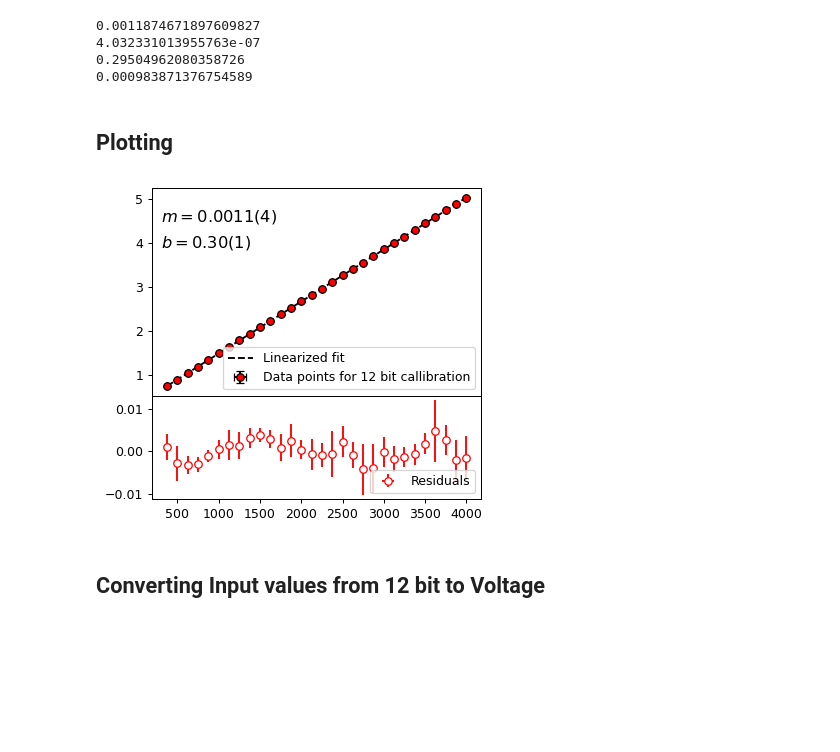
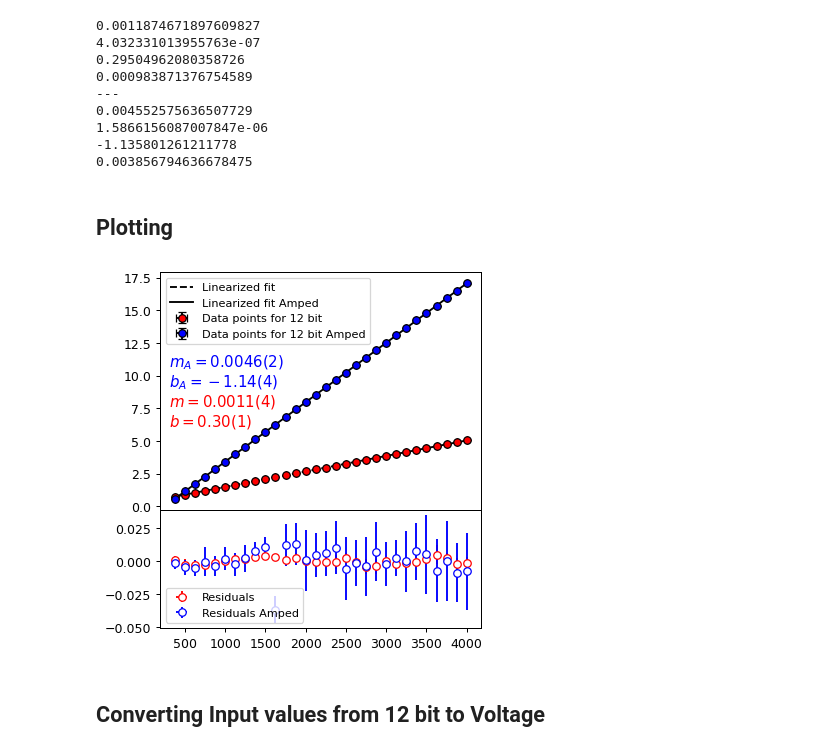
Before and after one commit to hexaquarks/PHYS339, a Jupyter notebook: LabFinal.ipynb, the cells around one changed output. Cells and saved outputs as stored; diff of their text form; code cells hidden in the pictures; blank space fills up the shorter version.

Commit message:
Amped callibration and started second experiment graph

```diff
--- a/LabFinal.ipynb
+++ b/LabFinal.ipynb
@@ -80,15 +82,30 @@ def linearFitError(x, m, m_error, b, b_error):
 (m_cal, b_cal), \
 (m_cal_error, b_cal_error)= \
 linearizedFit(callibrationInputs, callibrationOutputs, callibrationOutputs_error)
+
+(m_cal_amped, b_cal_amped), \
+(m_cal_amped_error, b_cal_amped_error)= \
+linearizedFit(callibrationInputs, callibrationOutputsAmped, callibrationOutputsAmped_error)
+
 print(m_cal)
 print(m_cal_error)
 print(b_cal)
 print(b_cal_error)
+print("---")
+print(m_cal_amped)
+print(m_cal_amped_error)
+print(b_cal_amped)
+print(b_cal_amped_error)
 # %% [output]
 0.0011874671897609827
 4.032331013955763e-07
 0.29504962080358726
 0.000983871376754589
+---
+0.004552575636507729
+1.5866156087007847e-06
+-1.135801261211778
+0.003856794636678475
 # %% [markdown]
 ## Plotting
 # %%
@@ -101,11 +118,12 @@ fig, (a0, a1) = plt.subplots(
      "height_ratios": [2, 1],
      "hspace": 0,
      },
-     figsize=(4.5,4.0),
+     figsize=(4.5,4.5),
      dpi=90
 )
 
 fit = [linearFit(x, m_cal , b_cal) for x in callibrationInputs]
+fitAmped = [linearFit(x, m_cal_amped , b_cal_amped) for x in callibrationInputs]
 
 a0.errorbar(
     x=callibrationInputs,
@@ -113,7 +131,15 @@ a0.errorbar(
     xerr = callibrationInputs_error,
     yerr = callibrationOutputs_error,
     fmt='ro', ecolor="black",mec="black", capsize=3,
-    label = "Data points for 12 bit callibration")
+    label = "Data points for 12 bit")
+
+a0.errorbar(
+    x=callibrationInputs,
+    y=callibrationOutputsAmped,
+    xerr = callibrationInputs_error,
+    yerr = callibrationOutputsAmped_error,
+    fmt='bo', ecolor="black",mec="black", capsize=3,
+    label = "Data points for 12 bit Amped")
 
 a0.plot(
     callibrationInputs,
@@ -121,42 +147,80 @@ a0.plot(
     '--',
     color='black',
     label="Linearized fit")
+
+a0.plot(
+    callibrationInputs,
+    fitAmped,
+    '-',
+    color='black',
+    label="Linearized fit Amped")
 
 #residual ploting
 residuals, residuals_error = [
      list(values)
      for values in zip(*[
              residual(x, x_error, y, y_error, m_cal, m_cal_error, b_cal, b_cal_error)
              for x, x_error, y, y_error in zip(
                      callibrationInputs, callibrationInputs_error,
                      callibrationOutputs, callibrationOutputs_error
+             )
+     ])
+]
+
+residualsAmped, residualsAmped_error = [
+     list(values)
+     for values in zip(*[
+             residual(x, x_error, y, y_error, m_cal_amped, m_cal_amped_error, b_cal_amped, b_cal_amped_error)
+             for x, x_error, y, y_error in zip(
+                     callibrationInputs, callibrationInputs_error,
+                     callibrationOutputsAmped, callibrationOutputsAmped_error
              )
      ])
 ]
 
 a1.errorbar(
      callibrationInputs,
      residuals,
      xerr=callibrationInputs_error,
      yerr=residuals_error,
      fmt="r.",
      marker="o",
      markerfacecolor="white",
      label="Residuals",
      color= "red"
 )
 
+a1.errorbar(
+     callibrationInputs,
+     residualsAmped,
+     xerr=callibrationInputs_error,
+     yerr=residualsAmped_error,
+     fmt="b.",
+     marker="o",
+     markerfacecolor="white",
+     label="Residuals Amped",
+     color= "red"
+)
+
 ## plot annotation
-a0.text(300, 4.6, r"$m = 0.0011(4)$", horizontalalignment='left',
-          verticalalignment='center', fontsize=13)
-a0.text(300, 4.0, r"$b = 0.30(1)$", horizontalalignment='left',
-          verticalalignment='center', fontsize=13)
+0.004552575636507729
+1.5866156087007847e-06
+-1.135801261211778
+0.003856794636678475
+a0.text(300, 11.0, r"$m_A = 0.0046(2)$", horizontalalignment='left',
+          verticalalignment='center', fontsize=12, color="blue")
+a0.text(300, 9.5, r"$b_A = - 1.14(4)$", horizontalalignment='left',
+          verticalalignment='center', fontsize=12, color="blue")
+a0.text(300, 8.0, r"$m = 0.0011(4)$", horizontalalignment='left',
+          verticalalignment='center', fontsize=12, color="red")
+a0.text(300, 6.5, r"$b = 0.30(1)$", horizontalalignment='left',
+          verticalalignment='center', fontsize=12, color="red")
 
-for a in [a0, a1]:
-    a.legend(loc="lower right")
+a0.legend(loc="upper left", fontsize=9)
+a1.legend(loc="lower left", fontsize=9)
 fig.tight_layout()
 # %% [output]
-[figure, old version]
+[figure, new version]
 # %%
 import numpy as np
 
```
Also changed, not shown: parts of 11 cells of this notebook.
